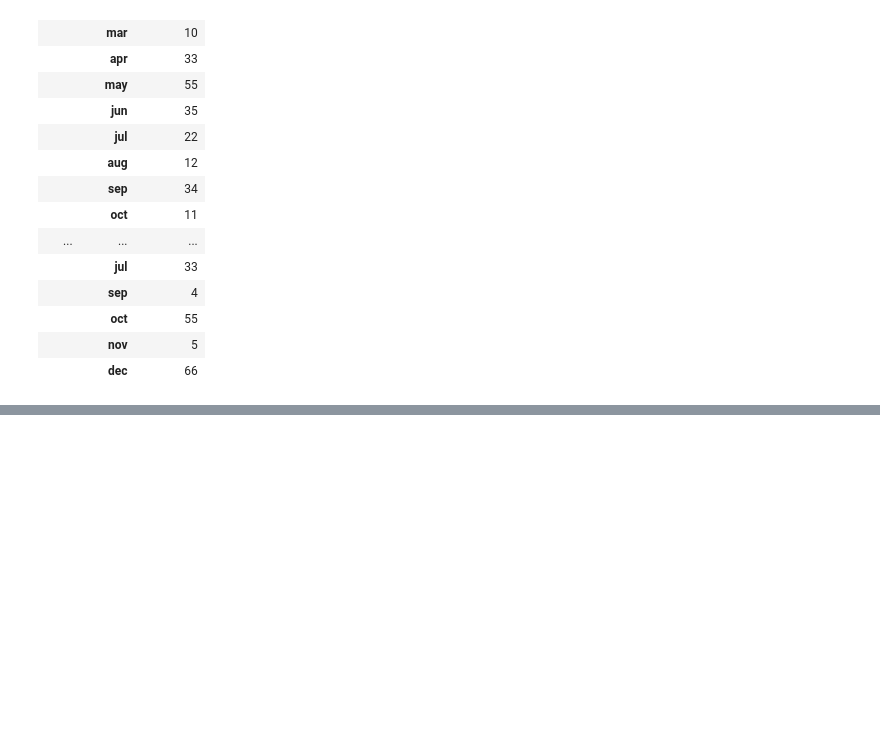
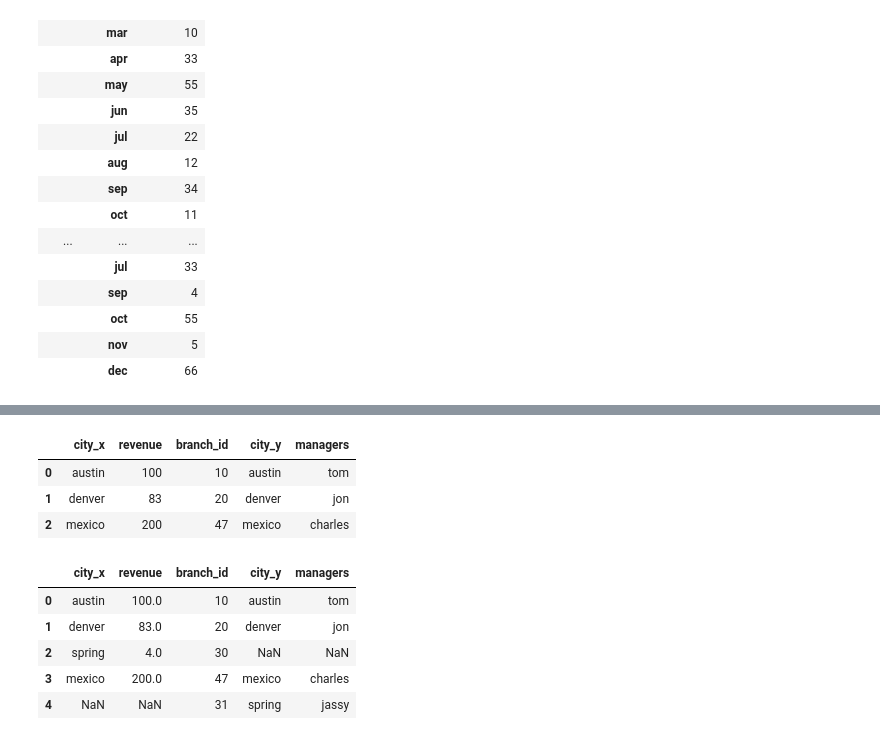
Before and after one commit to saad1931/Data_Analysis_using_Python, a Jupyter notebook: Module3.ipynb, the cells around one changed output, grey strips where cells are left out. Cells and saved outputs as stored; diff of their text form; code cells hidden in the pictures; blank space fills up the shorter version.

```diff
--- a/Module3.ipynb
+++ b/Module3.ipynb
@@ -541,0 +578,3 @@ newdata6
+# %%
+revenue = pd.read_csv("D:/DATASETS/shop/Book1.csv")
+revenue
@@ -541,0 +587,3 @@ newdata6
+# %%
+manager = pd.read_csv("D:/DATASETS/shop/Book2.csv")
+manager
@@ -541,0 +596,16 @@ newdata6
+# %%
+pd.merge(revenue,manager,on='branch_id',how='inner')
+# %% [output]
+|  | city_x | revenue | branch_id | city_y | managers |
+| 0 | austin | 100 | 10 | austin | tom |
+| 1 | denver | 83 | 20 | denver | jon |
+| 2 | mexico | 200 | 47 | mexico | charles |
+# %%
+pd.merge(revenue,manager,on='branch_id',how='outer')
+# %% [output]
+|  | city_x | revenue | branch_id | city_y | managers |
+| 0 | austin | 100.0 | 10 | austin | tom |
+| 1 | denver | 83.0 | 20 | denver | jon |
+| 2 | spring | 4.0 | 30 | NaN | NaN |
+| 3 | mexico | 200.0 | 47 | mexico | charles |
+| 4 | NaN | NaN | 31 | spring | jassy |
```
Also changed, not shown: parts of 15 cells of this notebook, 2 other files.
